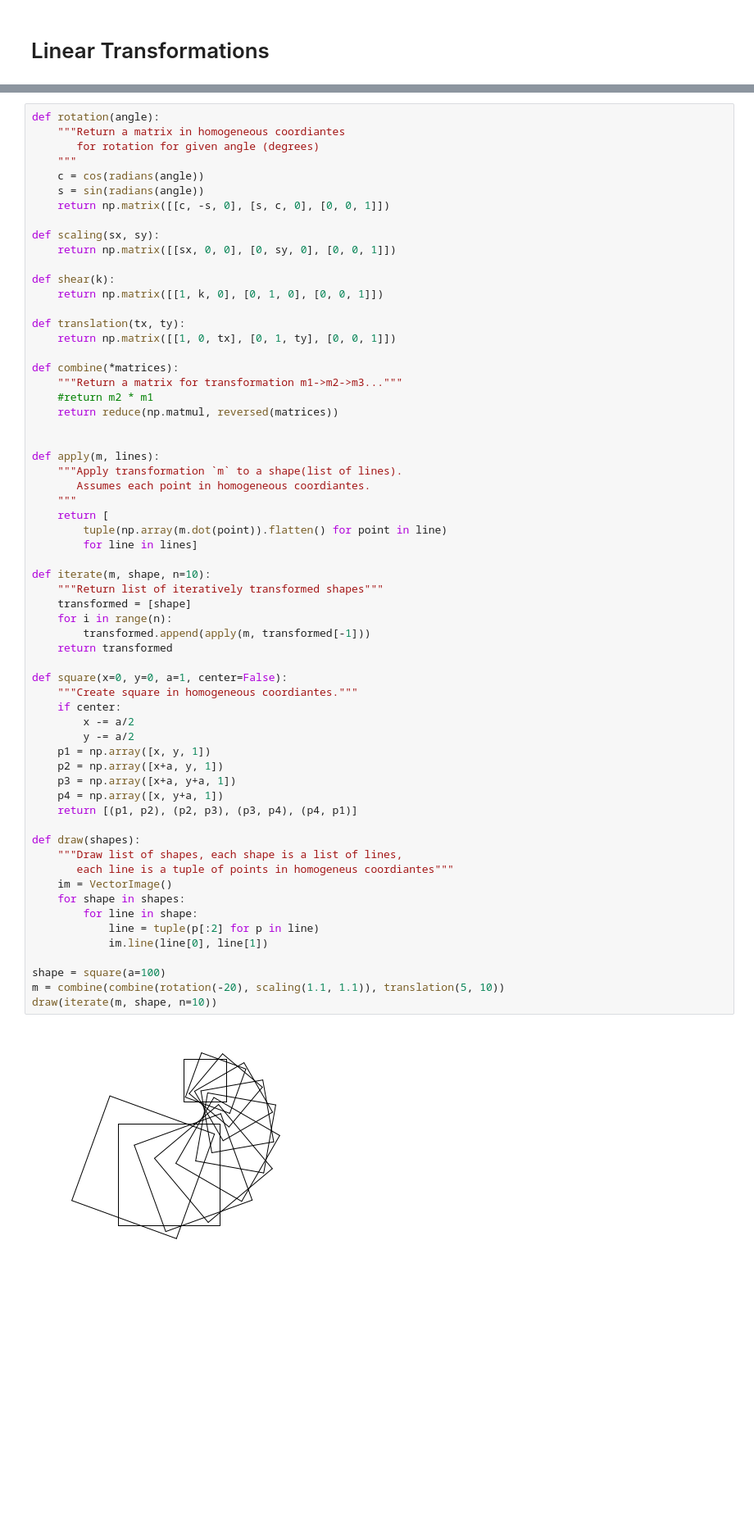
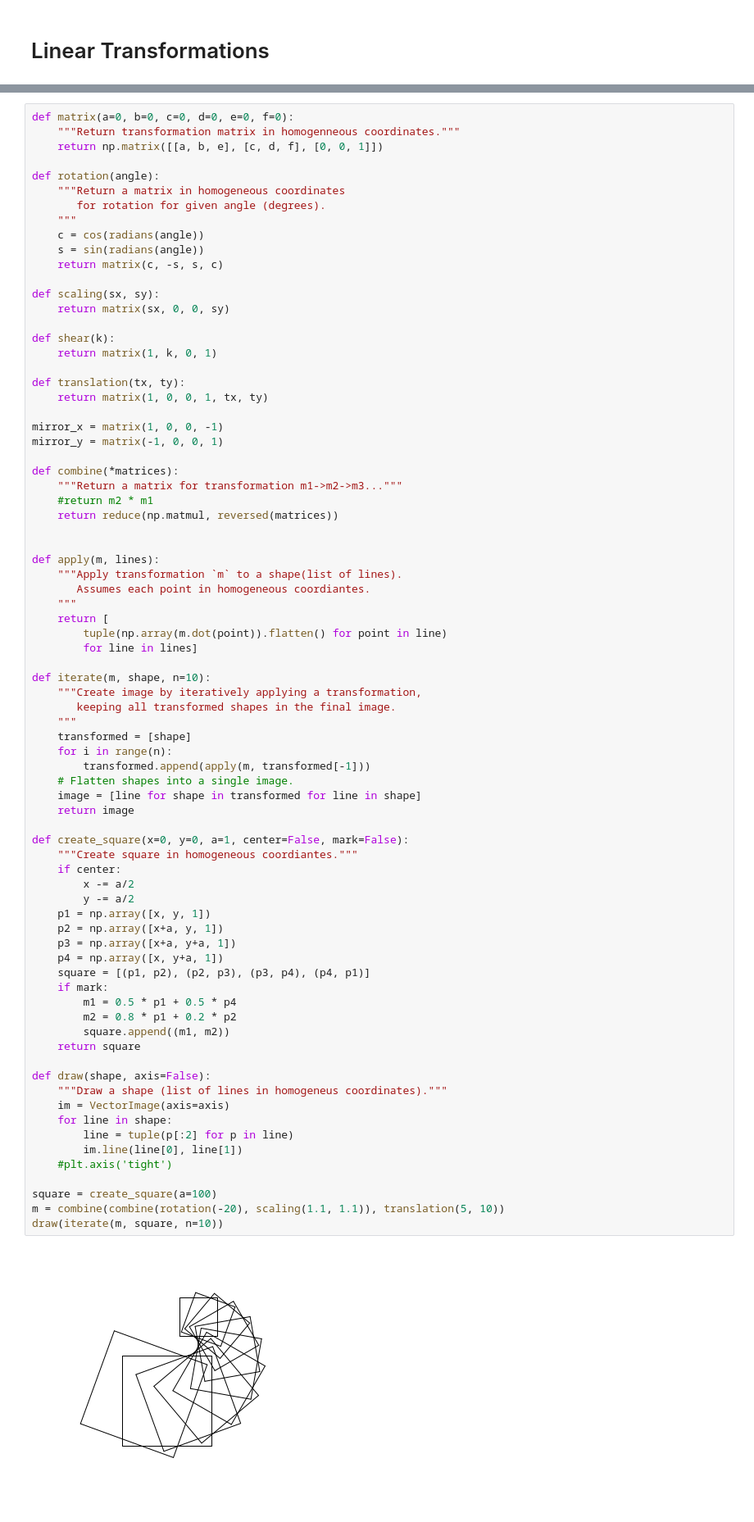
Before and after one commit to effa/iv122, a Jupyter notebook: 08-linear-transformations.ipynb, the cells around one changed output, grey strips where cells are left out. Shown at 82% size. Cells and saved outputs as stored; diff of their text form; blank space fills up the shorter version.

```diff
--- a/08-linear-transformations.ipynb
+++ b/08-linear-transformations.ipynb
@@ -26,65 +29,80 @@ TODO: use reduce to simplify
 # %%
+def matrix(a=0, b=0, c=0, d=0, e=0, f=0):
+    """Return transformation matrix in homogenneous coordinates."""
+    return np.matrix([[a, b, e], [c, d, f], [0, 0, 1]])
+
 def rotation(angle):
-    """Return a matrix in homogeneous coordiantes
-       for rotation for given angle (degrees)
+    """Return a matrix in homogeneous coordinates
+       for rotation for given angle (degrees).
     """
     c = cos(radians(angle))
     s = sin(radians(angle))
-    return np.matrix([[c, -s, 0], [s, c, 0], [0, 0, 1]])
+    return matrix(c, -s, s, c)
 
 def scaling(sx, sy):
-    return np.matrix([[sx, 0, 0], [0, sy, 0], [0, 0, 1]])
+    return matrix(sx, 0, 0, sy)
 
 def shear(k):
-    return np.matrix([[1, k, 0], [0, 1, 0], [0, 0, 1]])
+    return matrix(1, k, 0, 1)
 
 def translation(tx, ty):
-    return np.matrix([[1, 0, tx], [0, 1, ty], [0, 0, 1]])
+    return matrix(1, 0, 0, 1, tx, ty)
+
+mirror_x = matrix(1, 0, 0, -1)
+mirror_y = matrix(-1, 0, 0, 1)
 
 def combine(*matrices):
     """Return a matrix for transformation m1->m2->m3..."""
     #return m2 * m1
     return reduce(np.matmul, reversed(matrices))
 
 
 def apply(m, lines):
     """Apply transformation `m` to a shape(list of lines).
        Assumes each point in homogeneous coordiantes.
     """
     return [
         tuple(np.array(m.dot(point)).flatten() for point in line)
         for line in lines]
 
 def iterate(m, shape, n=10):
-    """Return list of iteratively transformed shapes"""
+    """Create image by iteratively applying a transformation,
+       keeping all transformed shapes in the final image.
+    """
     transformed = [shape]
     for i in range(n):
         transformed.append(apply(m, transformed[-1]))
-    return transformed
+    # Flatten shapes into a single image.
+    image = [line for shape in transformed for line in shape]
+    return image
 
-def square(x=0, y=0, a=1, center=False):
+def create_square(x=0, y=0, a=1, center=False, mark=False):
     """Create square in homogeneous coordiantes."""
     if center:
         x -= a/2
         y -= a/2
     p1 = np.array([x, y, 1])
     p2 = np.array([x+a, y, 1])
     p3 = np.array([x+a, y+a, 1])
     p4 = np.array([x, y+a, 1])
-    return [(p1, p2), (p2, p3), (p3, p4), (p4, p1)]
+    square = [(p1, p2), (p2, p3), (p3, p4), (p4, p1)]
+    if mark:
+        m1 = 0.5 * p1 + 0.5 * p4
+        m2 = 0.8 * p1 + 0.2 * p2
+        square.append((m1, m2))
+    return square
 
-def draw(shapes):
-    """Draw list of shapes, each shape is a list of lines,
-       each line is a tuple of points in homogeneus coordiantes"""
-    im = VectorImage()
-    for shape in shapes:
-        for line in shape:
-            line = tuple(p[:2] for p in line)
-            im.line(line[0], line[1])
+def draw(shape, axis=False):
+    """Draw a shape (list of lines in homogeneus coordinates)."""
+    im = VectorImage(axis=axis)
+    for line in shape:
+        line = tuple(p[:2] for p in line)
+        im.line(line[0], line[1])
+    #plt.axis('tight')
 
-shape = square(a=100)
+square = create_square(a=100)
 m = combine(combine(rotation(-20), scaling(1.1, 1.1)), translation(5, 10))
-draw(iterate(m, shape, n=10))
+draw(iterate(m, square, n=10))
 # %% [output]
-[figure, old version]
+[figure, new version]
 # %%
```
Also changed, not shown: parts of 18 cells of this notebook.
